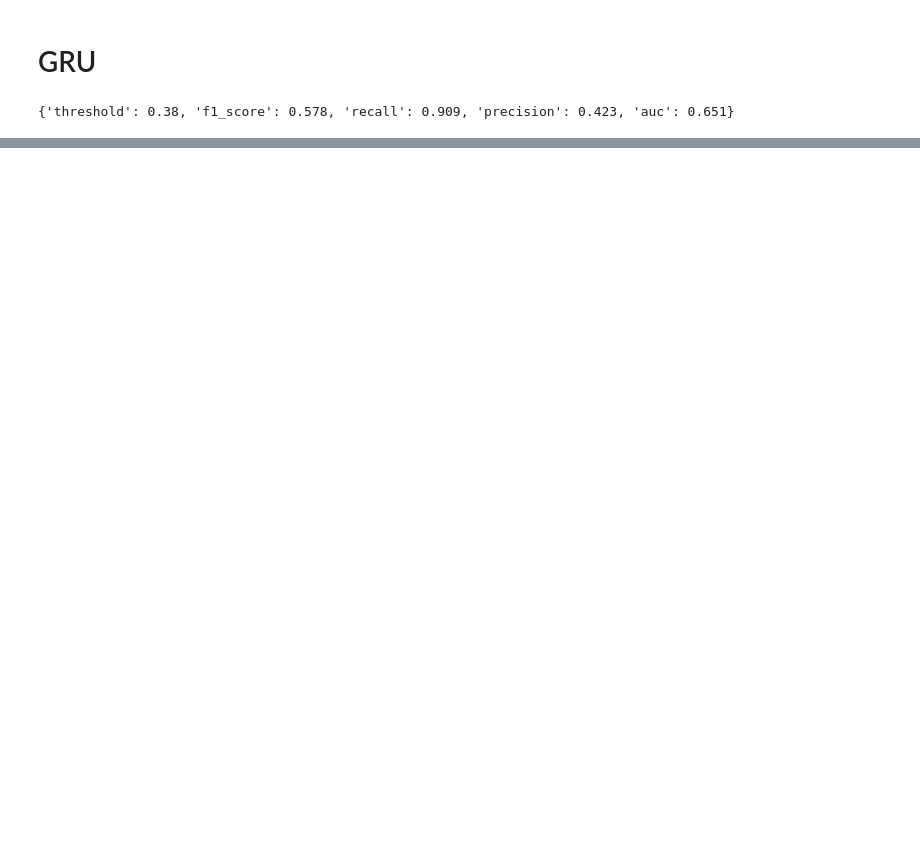
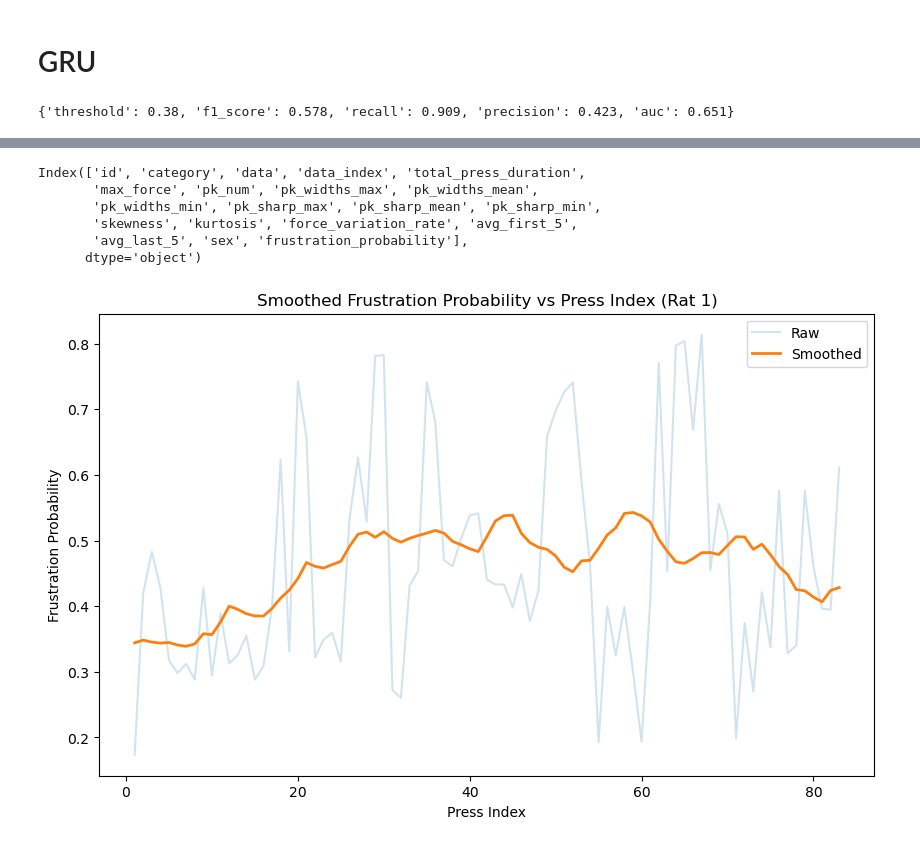
Before and after one commit to Jiefei-Wang/rat-model, a Jupyter notebook: scripts/descriptive.ipynb, the cells around one changed output, grey strips where cells are left out. Saved outputs shown, nothing was run; the diff lists cells and outputs as text; code cells hidden in the pictures; blank space fills up the shorter version.

```diff
--- a/scripts/descriptive.ipynb
+++ b/scripts/descriptive.ipynb
@@ -383,0 +474,4 @@ print(gru_metrics)
+# %%
+with open(f'{output_base}/df_app_ML.pkl', 'rb') as f:
+    df_app_ML = pickle.load(f)
+x_app = df_app_ML.loc[:, ML_feature_names]
@@ -383,0 +490,53 @@ print(gru_metrics)
+# %%
+y_pred = gb.predict_proba(x_app)[:, 1]
+df_app_ML['frustration_probability'] = y_pred
+# %%
+df_app_ML.columns
+# %% [output]
+Index(['id', 'category', 'data', 'data_index', 'total_press_duration',
+       'max_force', 'pk_num', 'pk_widths_max', 'pk_widths_mean',
+       'pk_widths_min', 'pk_sharp_max', 'pk_sharp_mean', 'pk_sharp_min',
+       'skewness', 'kurtosis', 'force_variation_rate', 'avg_first_5',
+       'avg_last_5', 'sex', 'frustration_probability'],
+      dtype='object')
+# %%
+df_app_ML["data_index2"] = df_app_ML["data_index"].apply(lambda x: x[0])
+df_app_ML['seq'] = df_app_ML.groupby('id').cumcount() + 1
+# %%
+import matplotlib.pyplot as plt
+
+rat_app = df_app_ML[df_app_ML['id'] == 9].copy()
+
+window = 20  # adjust for smoothing strength
+
+rat_app['frustration_smooth'] = (
+    rat_app['frustration_probability']
+    .rolling(window=window, center=True, min_periods=1)
+    .mean()
+)
+
+plt.figure(figsize=(10, 6))
+
+# optional: faint raw data
+plt.plot(
+    rat_app['seq'],
+    rat_app['frustration_probability'],
+    alpha=0.2,
+    label='Raw'
+)
+
+# smoothed line
+plt.plot(
+    rat_app['seq'],
+    rat_app['frustration_smooth'],
+    linewidth=2,
+    label='Smoothed'
+)
+
+plt.title('Smoothed Frustration Probability vs Press Index (Rat 1)')
+plt.xlabel('Press Index')
+plt.ylabel('Frustration Probability')
+plt.legend()
+plt.show()
+# %% [output]
+[figure, added]
```
Also changed, not shown: parts of 18 cells of this notebook, 4 other files.
